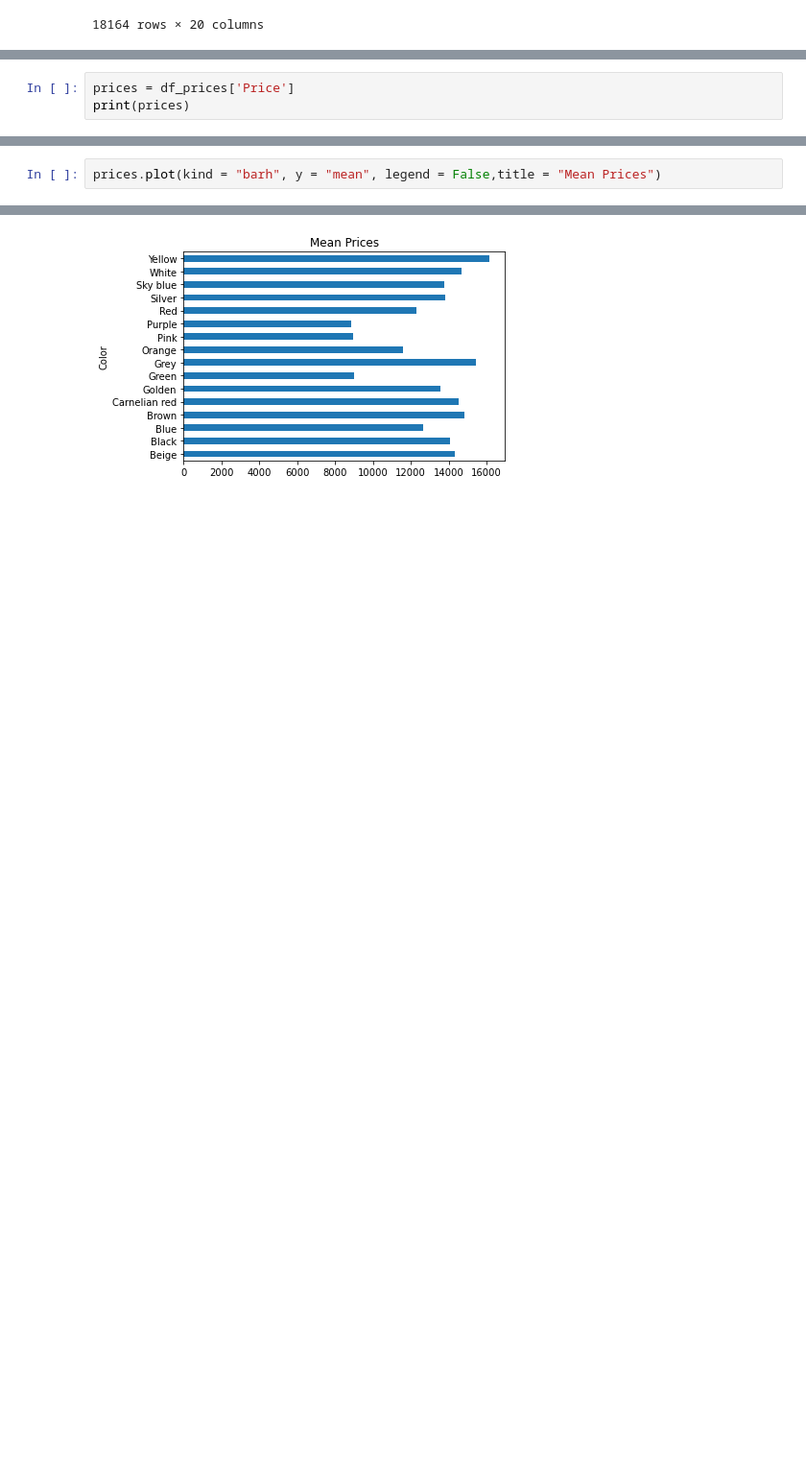
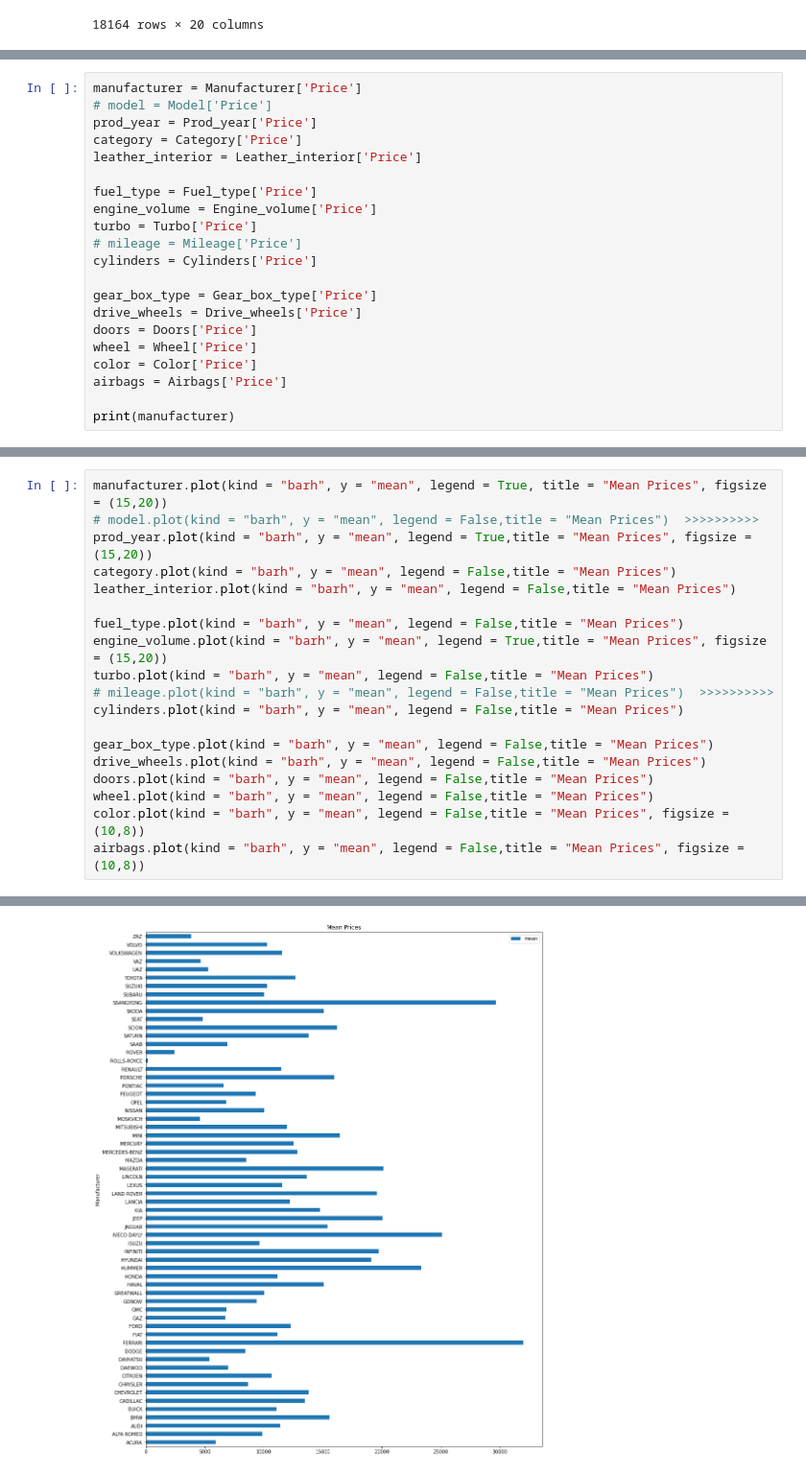
Before and after one commit to addsandwich/2022-msaai-500-final-project, a Jupyter notebook: notebooks/MaymoonahUPDATED.ipynb, the cells around one changed output, grey strips where cells are left out. Shown at 96% size. Saved outputs shown, nothing was run; the diff lists cells and outputs as text; blank space fills up the shorter version.

Commit message:
plots update

```diff
--- a/notebooks/MaymoonahUPDATED.ipynb
+++ b/notebooks/MaymoonahUPDATED.ipynb
@@ -38,4 +61,22 @@ df_prices.head()
 # %%
-prices = df_prices['Price']
-print(prices)
+manufacturer = Manufacturer['Price']
+# model = Model['Price']
+prod_year = Prod_year['Price']
+category = Category['Price']
+leather_interior = Leather_interior['Price']
+
+fuel_type = Fuel_type['Price']
+engine_volume = Engine_volume['Price']
+turbo = Turbo['Price']
+# mileage = Mileage['Price']
+cylinders = Cylinders['Price']
+
+gear_box_type = Gear_box_type['Price']
+drive_wheels = Drive_wheels['Price']
+doors = Doors['Price']
+wheel = Wheel['Price']
+color = Color['Price']
+airbags = Airbags['Price']
+
+print(manufacturer)
 # %% [output]
@@ -60,3 +98,20 @@ Yellow         16154.175258   8649.207496
 # %%
-prices.plot(kind = "barh", y = "mean", legend = False,title = "Mean Prices")
+manufacturer.plot(kind = "barh", y = "mean", legend = True, title = "Mean Prices", figsize = (15,20))
+# model.plot(kind = "barh", y = "mean", legend = False,title = "Mean Prices")  >>>>>>>>>>
+prod_year.plot(kind = "barh", y = "mean", legend = True,title = "Mean Prices", figsize = (15,20))
+category.plot(kind = "barh", y = "mean", legend = False,title = "Mean Prices")
+leather_interior.plot(kind = "barh", y = "mean", legend = False,title = "Mean Prices")
+
+fuel_type.plot(kind = "barh", y = "mean", legend = False,title = "Mean Prices")
+engine_volume.plot(kind = "barh", y = "mean", legend = True,title = "Mean Prices", figsize = (15,20))
+turbo.plot(kind = "barh", y = "mean", legend = False,title = "Mean Prices")
+# mileage.plot(kind = "barh", y = "mean", legend = False,title = "Mean Prices")  >>>>>>>>>>
+cylinders.plot(kind = "barh", y = "mean", legend = False,title = "Mean Prices")
+
+gear_box_type.plot(kind = "barh", y = "mean", legend = False,title = "Mean Prices")
+drive_wheels.plot(kind = "barh", y = "mean", legend = False,title = "Mean Prices")
+doors.plot(kind = "barh", y = "mean", legend = False,title = "Mean Prices")
+wheel.plot(kind = "barh", y = "mean", legend = False,title = "Mean Prices")
+color.plot(kind = "barh", y = "mean", legend = False,title = "Mean Prices", figsize = (10,8))
+airbags.plot(kind = "barh", y = "mean", legend = False,title = "Mean Prices", figsize = (10,8))
 # %% [output]
@@ -64 +119 @@ prices.plot(kind = "barh", y = "mean", legend = False,title = "Mean Prices")
-[figure, old version]
+[figure, new version]
```
Also changed, not shown: parts of 8 cells of this notebook.
